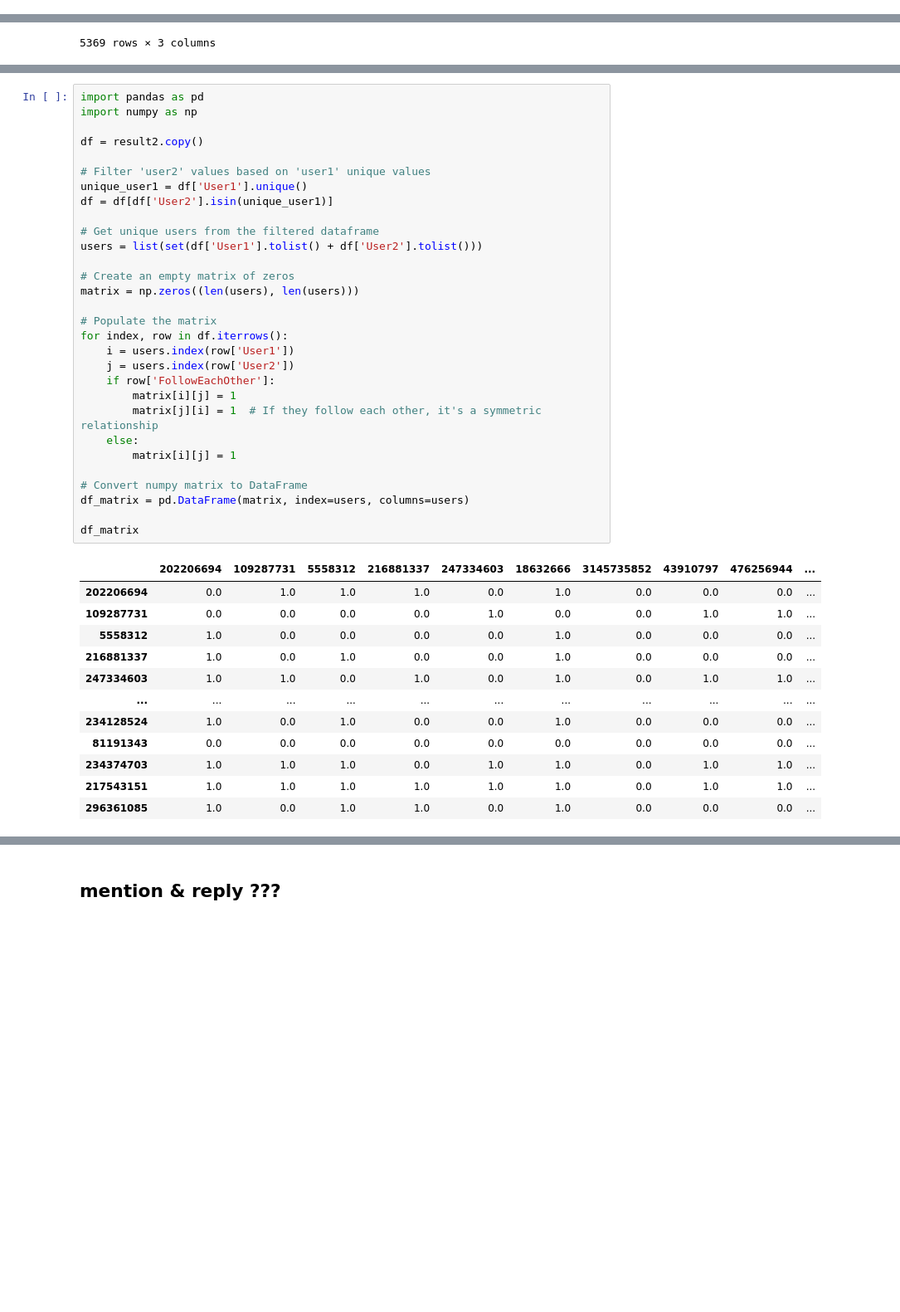
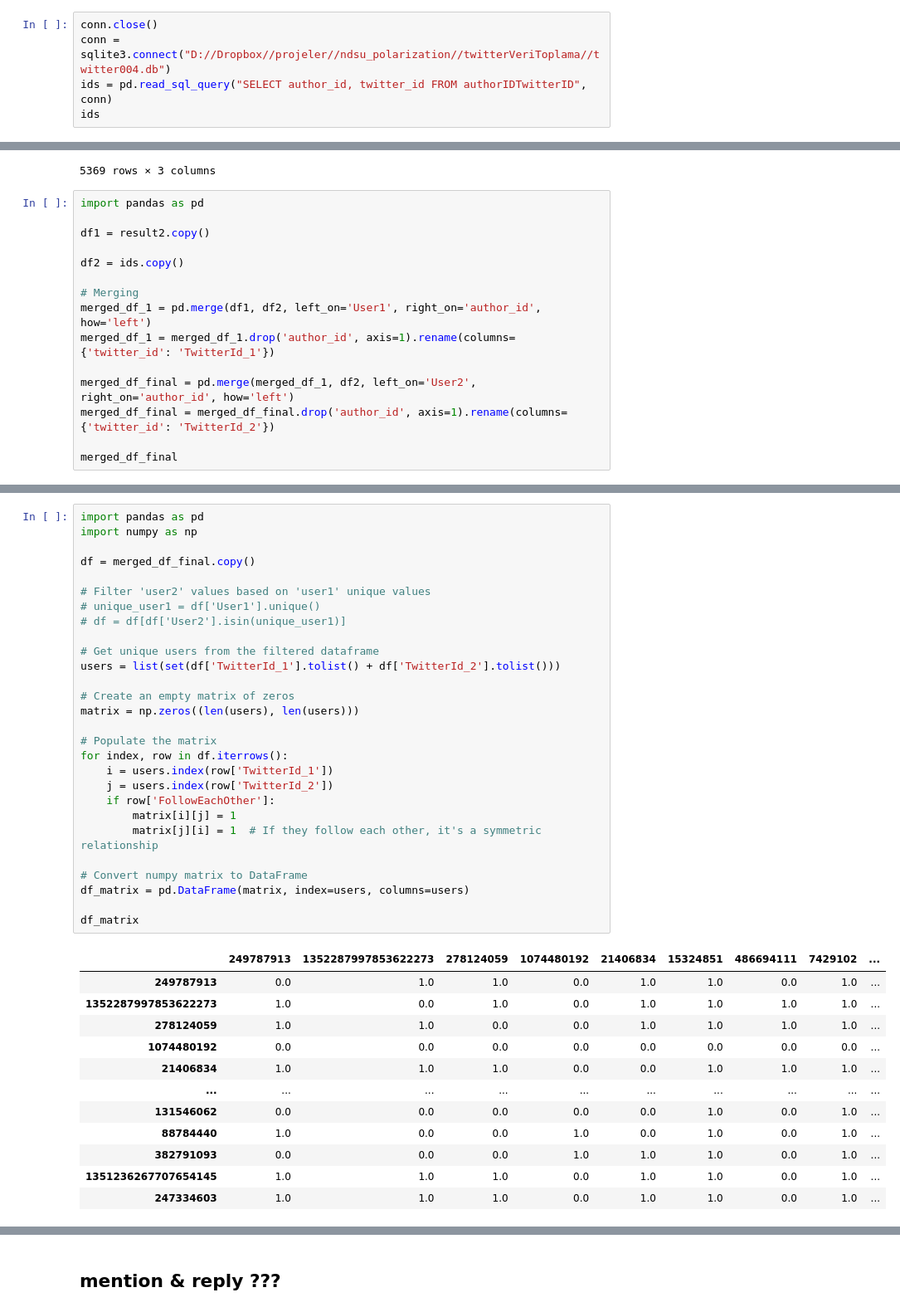
Before and after one commit to CEL-lab/multilayer_polarization, a Jupyter notebook: data/reciprocity.ipynb, the cells around one changed output, grey strips where cells are left out. Shown: that part at 83% size. Cells and saved outputs as stored; diff of their text form; blank space fills up the shorter version.

```diff
--- a/data/reciprocity.ipynb
+++ b/data/reciprocity.ipynb
@@ -264,0 +236,5 @@ result
+# %%
+conn.close()
+conn = sqlite3.connect("D://Dropbox//projeler//ndsu_polarization//twitterVeriToplama//twitter004.db")
+ids = pd.read_sql_query("SELECT author_id, twitter_id FROM authorIDTwitterID", conn)
+ids
@@ -346,3 +336,18 @@ result2
 | 218741 | 720353279176081408 | 817138492614524928 | True |
 | 218771 | 720353279176081408 | 2964174789 | False |
 5369 rows × 3 columns
+# %%
+import pandas as pd
+
+df1 = result2.copy()
+
+df2 = ids.copy()
+
+# Merging
+merged_df_1 = pd.merge(df1, df2, left_on='User1', right_on='author_id', how='left')
+merged_df_1 = merged_df_1.drop('author_id', axis=1).rename(columns={'twitter_id': 'TwitterId_1'})
+
+merged_df_final = pd.merge(merged_df_1, df2, left_on='User2', right_on='author_id', how='left')
+merged_df_final = merged_df_final.drop('author_id', axis=1).rename(columns={'twitter_id': 'TwitterId_2'})
+
+merged_df_final
@@ -349,43 +368,41 @@ result2
 # %%
 import pandas as pd
 import numpy as np
 
-df = result2.copy()
+df = merged_df_final.copy()
 
 # Filter 'user2' values based on 'user1' unique values
-unique_user1 = df['User1'].unique()
-df = df[df['User2'].isin(unique_user1)]
+# unique_user1 = df['User1'].unique()
+# df = df[df['User2'].isin(unique_user1)]
 
 # Get unique users from the filtered dataframe
-users = list(set(df['User1'].tolist() + df['User2'].tolist()))
+users = list(set(df['TwitterId_1'].tolist() + df['TwitterId_2'].tolist()))
 
 # Create an empty matrix of zeros
 matrix = np.zeros((len(users), len(users)))
 
 # Populate the matrix
 for index, row in df.iterrows():
-    i = users.index(row['User1'])
-    j = users.index(row['User2'])
+    i = users.index(row['TwitterId_1'])
+    j = users.index(row['TwitterId_2'])
     if row['FollowEachOther']:
         matrix[i][j] = 1
         matrix[j][i] = 1  # If they follow each other, it's a symmetric relationship
-    else:
-        matrix[i][j] = 1
 
 # Convert numpy matrix to DataFrame
 df_matrix = pd.DataFrame(matrix, index=users, columns=users)
 
 df_matrix
 # %% [output]
-|  | 202206694 | 109287731 | 5558312 | 216881337 | 247334603 | 18632666 | 3145735852 | 43910797 | 476256944 | ... |
-| 202206694 | 0.0 | 1.0 | 1.0 | 1.0 | 0.0 | 1.0 | 0.0 | 0.0 | 0.0 | ... |
-| 109287731 | 0.0 | 0.0 | 0.0 | 0.0 | 1.0 | 0.0 | 0.0 | 1.0 | 1.0 | ... |
-| 5558312 | 1.0 | 0.0 | 0.0 | 0.0 | 0.0 | 1.0 | 0.0 | 0.0 | 0.0 | ... |
-| 216881337 | 1.0 | 0.0 | 1.0 | 0.0 | 0.0 | 1.0 | 0.0 | 0.0 | 0.0 | ... |
-| 247334603 | 1.0 | 1.0 | 0.0 | 1.0 | 0.0 | 1.0 | 0.0 | 1.0 | 1.0 | ... |
-| ... | ... | ... | ... | ... | ... | ... | ... | ... | ... | ... |
-| 234128524 | 1.0 | 0.0 | 1.0 | 0.0 | 0.0 | 1.0 | 0.0 | 0.0 | 0.0 | ... |
-| 81191343 | 0.0 | 0.0 | 0.0 | 0.0 | 0.0 | 0.0 | 0.0 | 0.0 | 0.0 | ... |
-| 234374703 | 1.0 | 1.0 | 1.0 | 0.0 | 1.0 | 1.0 | 0.0 | 1.0 | 1.0 | ... |
-| 217543151 | 1.0 | 1.0 | 1.0 | 1.0 | 1.0 | 1.0 | 0.0 | 1.0 | 1.0 | ... |
-| 296361085 | 1.0 | 0.0 | 1.0 | 1.0 | 0.0 | 1.0 | 0.0 | 0.0 | 0.0 | ... |
+|  | 249787913 | 1352287997853622273 | 278124059 | 1074480192 | 21406834 | 15324851 | 486694111 | 7429102 | ... |
+| 249787913 | 0.0 | 1.0 | 1.0 | 0.0 | 1.0 | 1.0 | 0.0 | 1.0 | ... |
+| 1352287997853622273 | 1.0 | 0.0 | 1.0 | 0.0 | 1.0 | 1.0 | 1.0 | 1.0 | ... |
+| 278124059 | 1.0 | 1.0 | 0.0 | 0.0 | 1.0 | 1.0 | 1.0 | 1.0 | ... |
+| 1074480192 | 0.0 | 0.0 | 0.0 | 0.0 | 0.0 | 0.0 | 0.0 | 0.0 | ... |
+| 21406834 | 1.0 | 1.0 | 1.0 | 0.0 | 0.0 | 1.0 | 1.0 | 1.0 | ... |
+| ... | ... | ... | ... | ... | ... | ... | ... | ... | ... |
+| 131546062 | 0.0 | 0.0 | 0.0 | 0.0 | 0.0 | 1.0 | 0.0 | 1.0 | ... |
+| 88784440 | 1.0 | 0.0 | 0.0 | 1.0 | 0.0 | 1.0 | 0.0 | 1.0 | ... |
+| 382791093 | 0.0 | 0.0 | 0.0 | 1.0 | 1.0 | 1.0 | 0.0 | 1.0 | ... |
+| 1351236267707654145 | 1.0 | 1.0 | 1.0 | 0.0 | 1.0 | 1.0 | 0.0 | 1.0 | ... |
+| 247334603 | 1.0 | 1.0 | 1.0 | 0.0 | 1.0 | 1.0 | 0.0 | 1.0 | ... |
```
Also changed, not shown: parts of 15 cells of this notebook, 6 other files.
